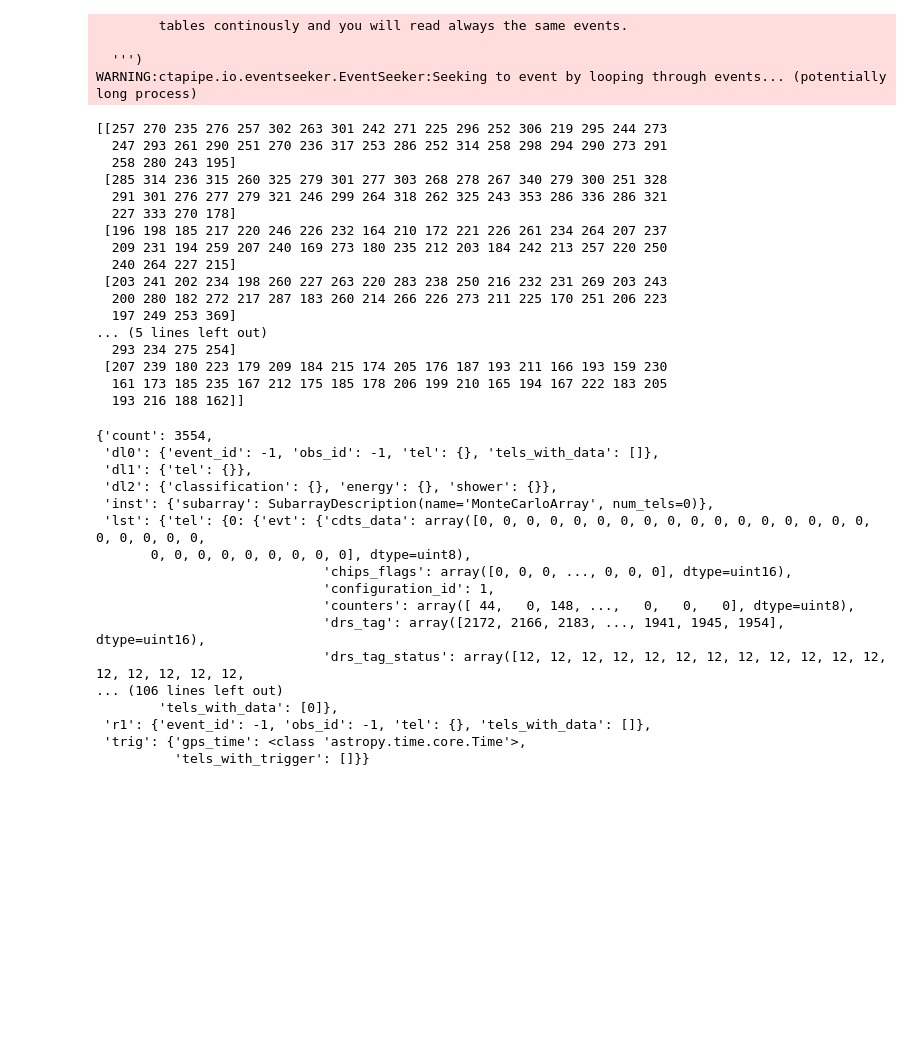
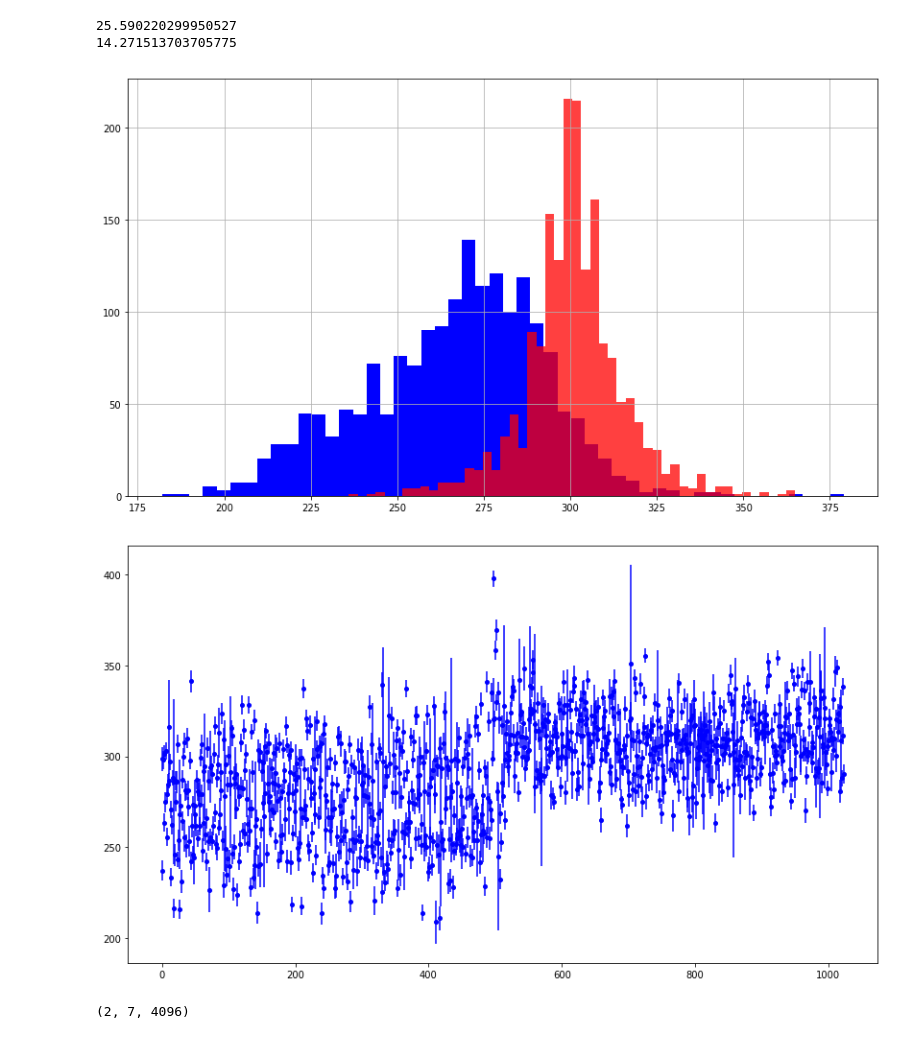
Before and after one commit to pawel21/ctapipe, a Jupyter notebook: examples/notebooks/remove_pedestal_dragon.ipynb, the cells around one changed output. Saved outputs shown, nothing was run; the diff lists cells and outputs as text; code cells hidden in the pictures; blank space fills up the shorter version.

```diff
--- a/examples/notebooks/remove_pedestal_dragon.ipynb
+++ b/examples/notebooks/remove_pedestal_dragon.ipynb
@@ -99,47 +74,26 @@ WARNING:ctapipe.io.eventseeker.EventSeeker:Seeking to event by looping through e
-# %%
-reader = LSTEventSource(input_url=path_to_data)
-seeker = EventSeeker(reader)
-ev = seeker[3555]
-print(ev.r0.tel[0].waveform[0, nr * 7:(nr + 1) * 7, :])
-# %% [output]
-        tables continously and you will read always the same events.
-
-  ''')
-WARNING:ctapipe.io.eventseeker.EventSeeker:Seeking to event by looping through events... (potentially long process)
-[[257 270 235 276 257 302 263 301 242 271 225 296 252 306 219 295 244 273
-  247 293 261 290 251 270 236 317 253 286 252 314 258 298 294 290 273 291
-  258 280 243 195]
- [285 314 236 315 260 325 279 301 277 303 268 278 267 340 279 300 251 328
-  291 301 276 277 279 321 246 299 264 318 262 325 243 353 286 336 286 321
-  227 333 270 178]
- [196 198 185 217 220 246 226 232 164 210 172 221 226 261 234 264 207 237
-  209 231 194 259 207 240 169 273 180 235 212 203 184 242 213 257 220 250
-  240 264 227 215]
- [203 241 202 234 198 260 227 263 220 283 238 250 216 232 231 269 203 243
-  200 280 182 272 217 287 183 260 214 266 226 273 211 225 170 251 206 223
-  197 249 253 369]
-... (5 lines left out)
-  293 234 275 254]
- [207 239 180 223 179 209 184 215 174 205 176 187 193 211 166 193 159 230
-  161 173 185 235 167 212 175 185 178 206 199 210 165 194 167 222 183 205
-  193 216 188 162]]
-# %%
-print(ev)
-# %% [output]
-{'count': 3554,
- 'dl0': {'event_id': -1, 'obs_id': -1, 'tel': {}, 'tels_with_data': []},
- 'dl1': {'tel': {}},
- 'dl2': {'classification': {}, 'energy': {}, 'shower': {}},
- 'inst': {'subarray': SubarrayDescription(name='MonteCarloArray', num_tels=0)},
- 'lst': {'tel': {0: {'evt': {'cdts_data': array([0, 0, 0, 0, 0, 0, 0, 0, 0, 0, 0, 0, 0, 0, 0, 0, 0, 0, 0, 0, 0, 0,
-       0, 0, 0, 0, 0, 0, 0, 0, 0], dtype=uint8),
-                             'chips_flags': array([0, 0, 0, ..., 0, 0, 0], dtype=uint16),
-                             'configuration_id': 1,
-                             'counters': array([ 44,   0, 148, ...,   0,   0,   0], dtype=uint8),
-                             'drs_tag': array([2172, 2166, 2183, ..., 1941, 1945, 1954], dtype=uint16),
-                             'drs_tag_status': array([12, 12, 12, 12, 12, 12, 12, 12, 12, 12, 12, 12, 12, 12, 12, 12, 12,
-... (106 lines left out)
-        'tels_with_data': [0]},
- 'r1': {'event_id': -1, 'obs_id': -1, 'tel': {}, 'tels_with_data': []},
- 'trig': {'gps_time': <class 'astropy.time.core.Time'>,
-          'tels_with_trigger': []}}
+# %%
+print(np.std(waveform_before_remove_pedestal[:, 0, pixel, 2:38].ravel()))
+print(np.std(waveform_after_remove_pedestal[:, 0, pixel, 2:38].ravel()))
+fig, ax0 = plt.subplots()
+ax0.hist(waveform_before_remove_pedestal[:, 0, pixel, 2:38].ravel(), bins=50, color="blue")
+ax0.hist(waveform_after_remove_pedestal[:, 0, pixel, 2:38].ravel(), bins=50, color="red", alpha=0.75)
+ax0.grid()
+plt.show()
+# %% [output]
+25.590220299950527
+14.271513703705775
+[figure, added]
+# %%
+%matplotlib inline
+plt.rcParams['figure.figsize'] = (14, 8)
+
+fig, ax0 = plt.subplots()
+cap = np.linspace(0, 1023, 1024)
+ax0.errorbar(cap, ped.meanped[0, 0, 0:1024], yerr=ped.rms[0, 0, 0:1024], fmt="o", color="blue", markersize=4)
+plt.show()
+# %% [output]
+[figure, added]
+# %%
+ped.rms.shape
+# %% [output]
+(2, 7, 4096)
```
Also changed, not shown: parts of 4 cells of this notebook, 1 other file.
